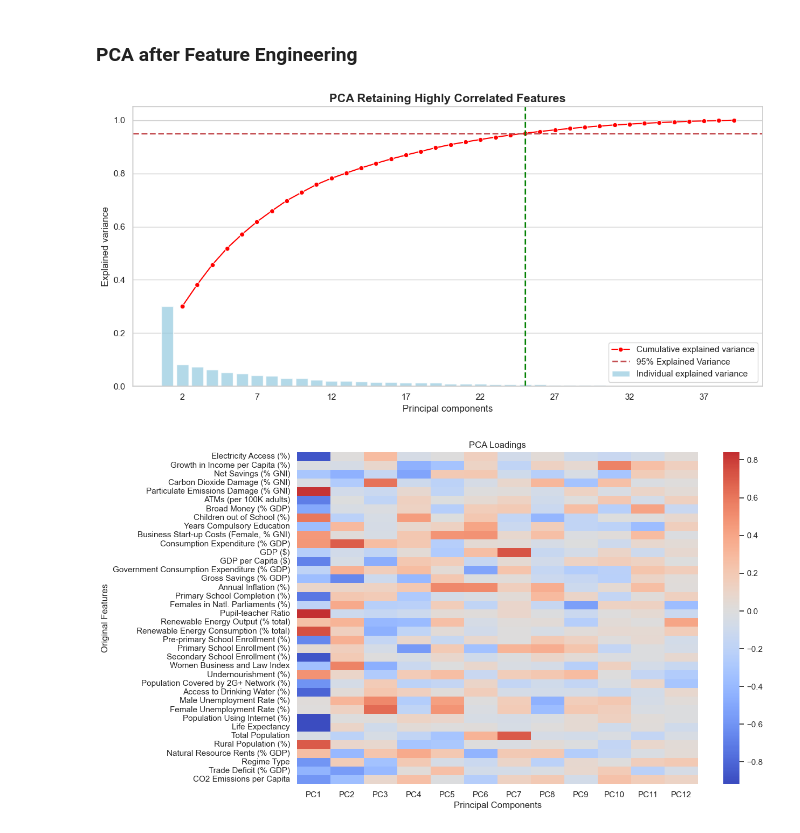
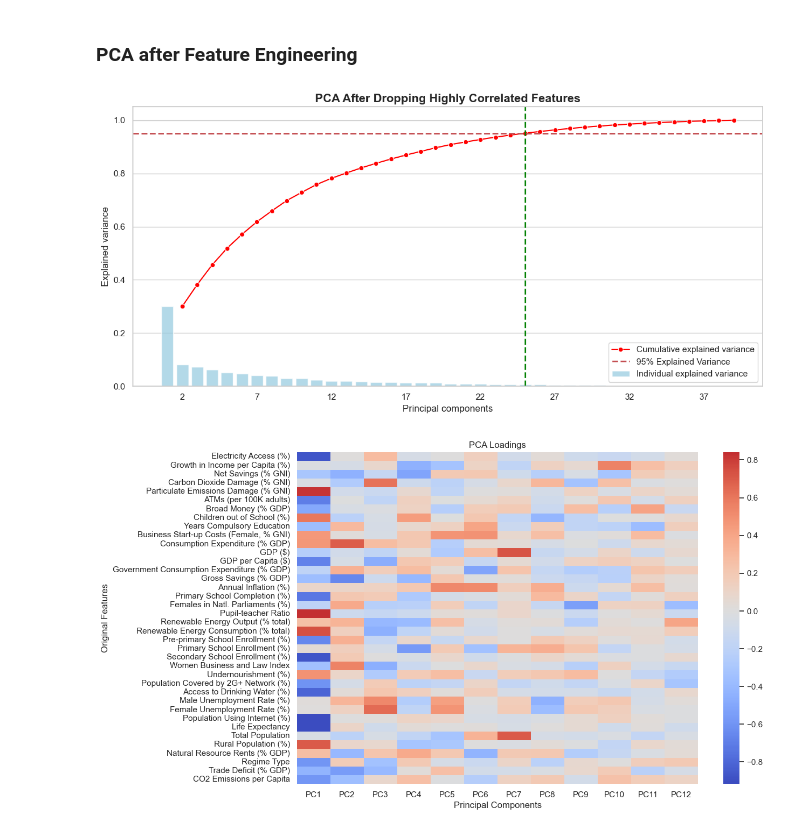
Before and after one commit to anshvijay28/ML_project, a Jupyter notebook: project/pca_e.ipynb, the cells around one changed output. Saved outputs shown, nothing was run; the diff lists cells and outputs as text; code cells hidden in the pictures.

```diff
--- a/project/pca_e.ipynb
+++ b/project/pca_e.ipynb
@@ -225,9 +226,9 @@ init_dropped_corr_abs_viz.show()
 ### PCA after Feature Engineering
 # %%
 final_pca, final_pca_df = utils.create_pca(df_uncorr)
-final_pca_viz = utils.viz_pca(final_pca, "Retaining Highly Correlated Features")
+final_pca_viz = utils.viz_pca(final_pca, "After Dropping Highly Correlated Features")
 final_pca_viz.show()
 # %% [output]
-[figure, old version]
+[figure, new version]
 # %%
 num_components = 12
```
Also changed, not shown: parts of 43 cells of this notebook, 1 other file.
